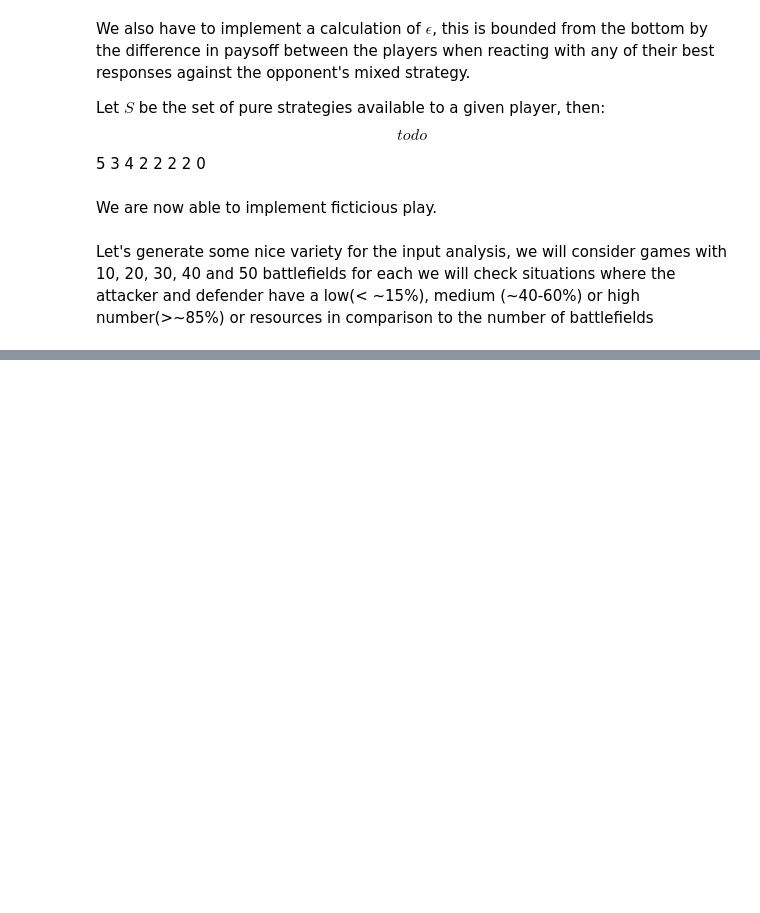
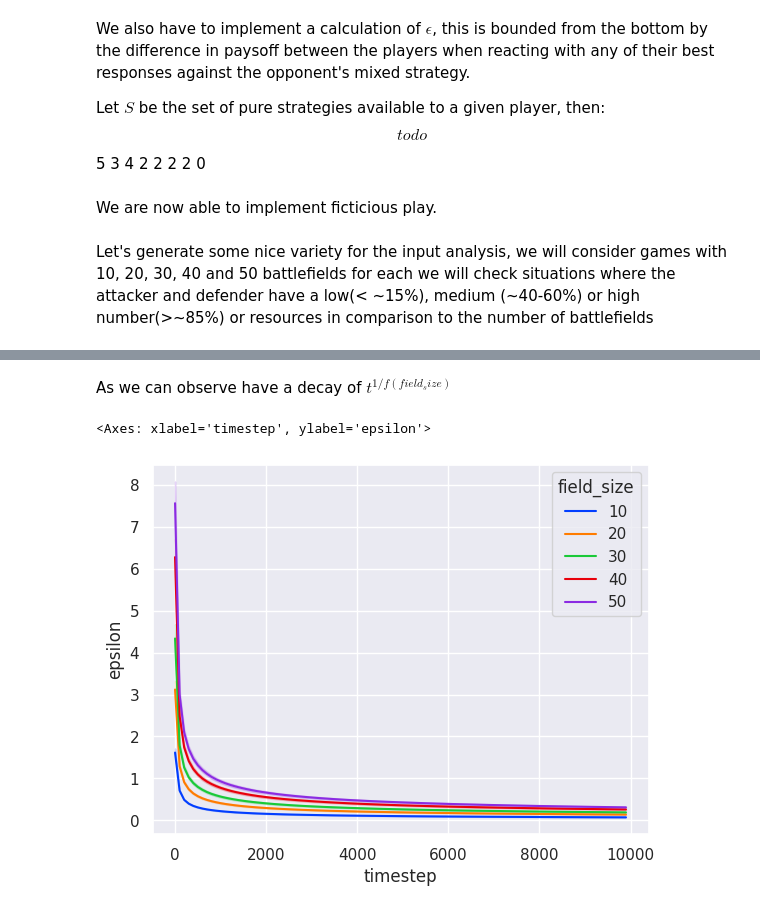
Before and after one commit to kuben-joz/algo-econ-hw3, a Jupyter notebook: src/report.ipynb, the cells around one changed output, grey strips where cells are left out. Saved outputs shown, nothing was run; the diff lists cells and outputs as text; code cells hidden in the pictures; blank space fills up the shorter version.

```diff
--- a/src/report.ipynb
+++ b/src/report.ipynb
@@ -87,11 +79,8 @@ def getEpsilon(
         best_resp_att = bestPureResponseAtt(att_player, def_player, battlefields)
     if best_resp_def is None:
         best_resp_def = bestPureResponseDef(att_player, def_player, battlefields)
-    pay_att = 0.0
-    pay_def = 0.0
-    for i in range(n):
-        pay_att += best_resp_att[i] * battlefields[i] * (1 - def_strat[i])
-        pay_def += (1 - best_resp_def[i]) * battlefields[i] * att_strat[i]
+    pay_att = np.sum(best_resp_att * battlefields * (1 - def_strat))
+    pay_def = np.sum((1 - best_resp_def) * battlefields * att_strat)
 
     return abs(pay_att - pay_def)
 # %% [markdown]
@@ -181,0 +172,13 @@ battlefields_arr[...,3] = 5.0
+# %%
+max_iters = 10_000
+#epsilons = np.zeros((len(input_params), max_iters), dtype=np.double)
+epsilons = []
+attack_strats = []
+defend_strats = []
+for i, (fs, ta, td, ra, rd) in enumerate(input_params):
+    if i % 100 == 0:
+        print(f"done {i}, starting or continuing sizes {fs}", flush=True)
+    attack_strat, defend_strat, epsilon = ficticiousPlay(battlefields_arr[i, :fs], ta, td, max_iters=max_iters, epsilon=0.0)
+    attack_strats.append(attack_strat)
+    defend_strats.append(defend_strat)
+    epsilons.append(epsilon)
@@ -181,0 +188,10 @@ battlefields_arr[...,3] = 5.0
+# %%
+epsilons_stacked = np.stack(epsilons)
+attack_strats_padded = []
+for strat in attack_strats:
+    attack_strats_padded.append(np.pad(strat, (0, field_sizes[-1] - strat.shape[0])))
+attack_strats_stacked = np.stack(attack_strats_padded)
+defend_strats_padded = []
+for strat in defend_strats:
+    defend_strats_padded.append(np.pad(strat, (0, field_sizes[-1] - strat.shape[0])))
+defend_strats_stacked = np.stack(defend_strats_padded)
@@ -181,0 +206,8 @@ battlefields_arr[...,3] = 5.0
+# %%
+import seaborn as sns
+import pandas as pd
+
+column_names = ["epsilon", "timestep", "field_size", "tokens_att", "tokens_def", "range_att", "range_def"]
+df = pd.DataFrame([(epsilons_stacked[i,j] , j, fs, ta, td, ra, rd) for i, (fs, ta, td, ra, rd) in enumerate(input_params) for j in range(0, max_iters, 100)], columns=column_names)
+
+print(df)
@@ -181,0 +232,11 @@ battlefields_arr[...,3] = 5.0
+# %% [markdown]
+As we can observe have a decay of $t^{1/f(field_size)}$
+# %%
+sns.set_theme(style="darkgrid")
+
+
+# Plot the responses for different events and regions
+sns.lineplot(x="timestep", y="epsilon", hue="field_size", data=df, palette="bright")
+# %% [output]
+<Axes: xlabel='timestep', ylabel='epsilon'>
+[figure, added]
```
Also changed, not shown: parts of 16 cells of this notebook, 2 other files.
